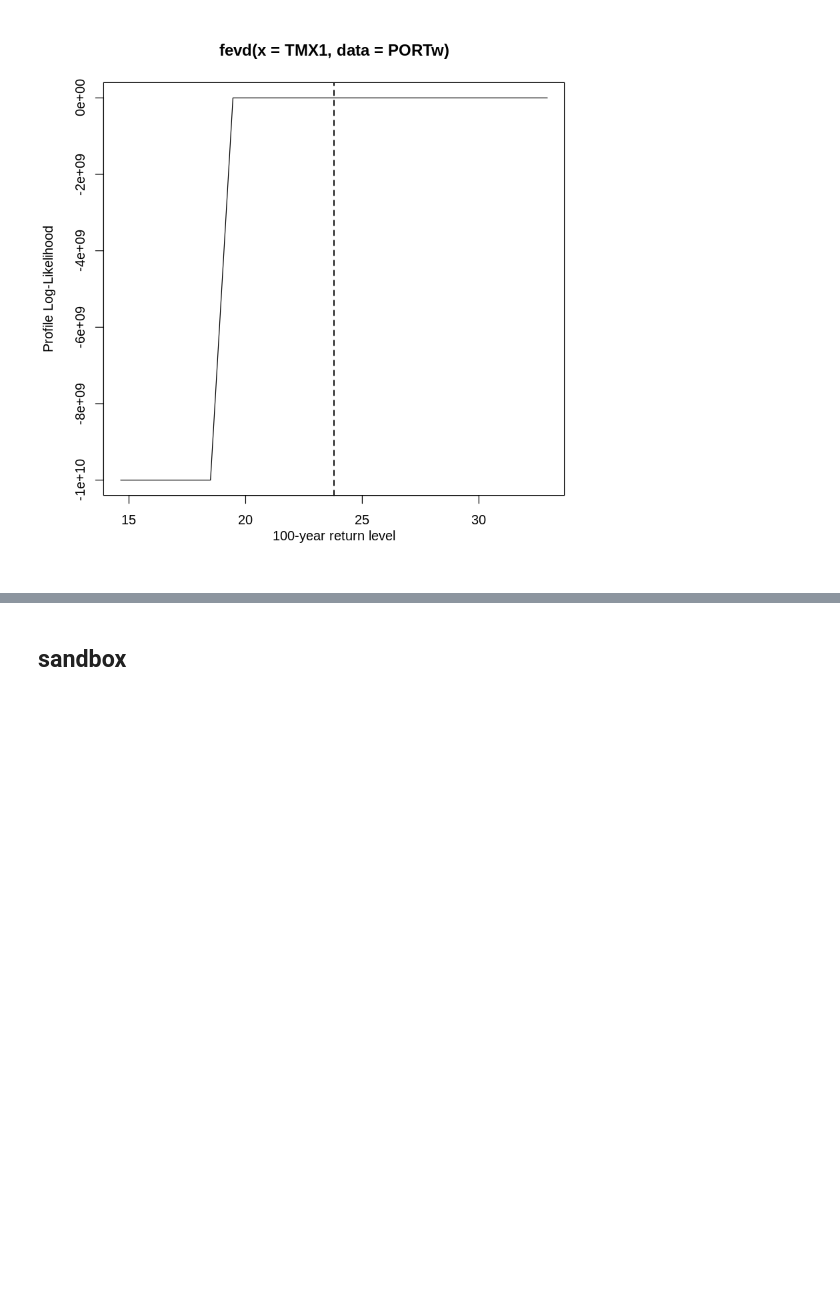
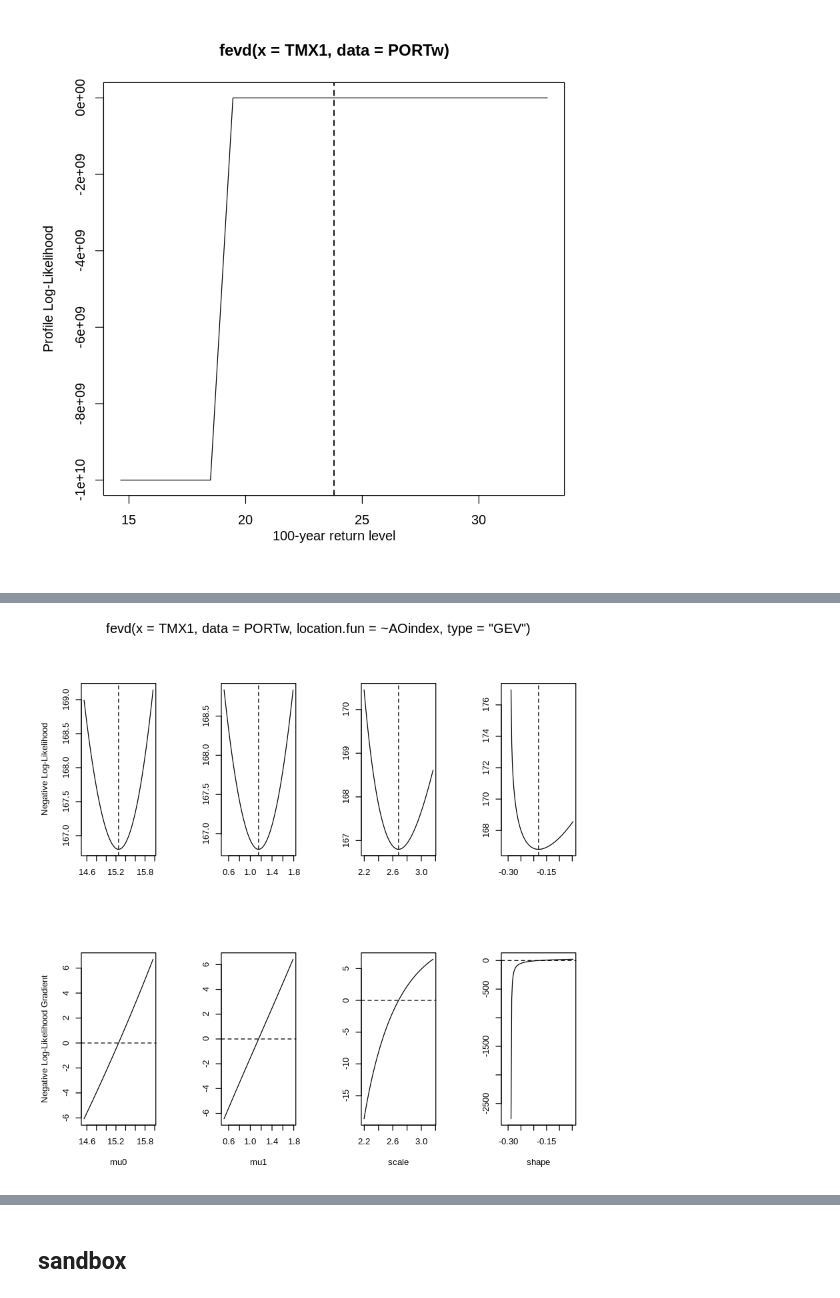
Before and after one commit to unagiinu2k/R_sandbox, a Jupyter notebook: extreme_value.ipynb, the cells around one changed output, grey strips where cells are left out. Drawn from its saved outputs; the diff is of its cells as text; code cells hidden in the pictures; blank space fills up the shorter version.

```diff
--- a/extreme_value.ipynb
+++ b/extreme_value.ipynb
@@ -286,0 +297,3 @@ profliker(fit1)
+# %%
+plot(fit2 , "trace")
+# %% [output]
@@ -286,0 +317 @@ profliker(fit1)
+[figure, added]
```
Also changed, not shown: parts of 37 cells of this notebook.
